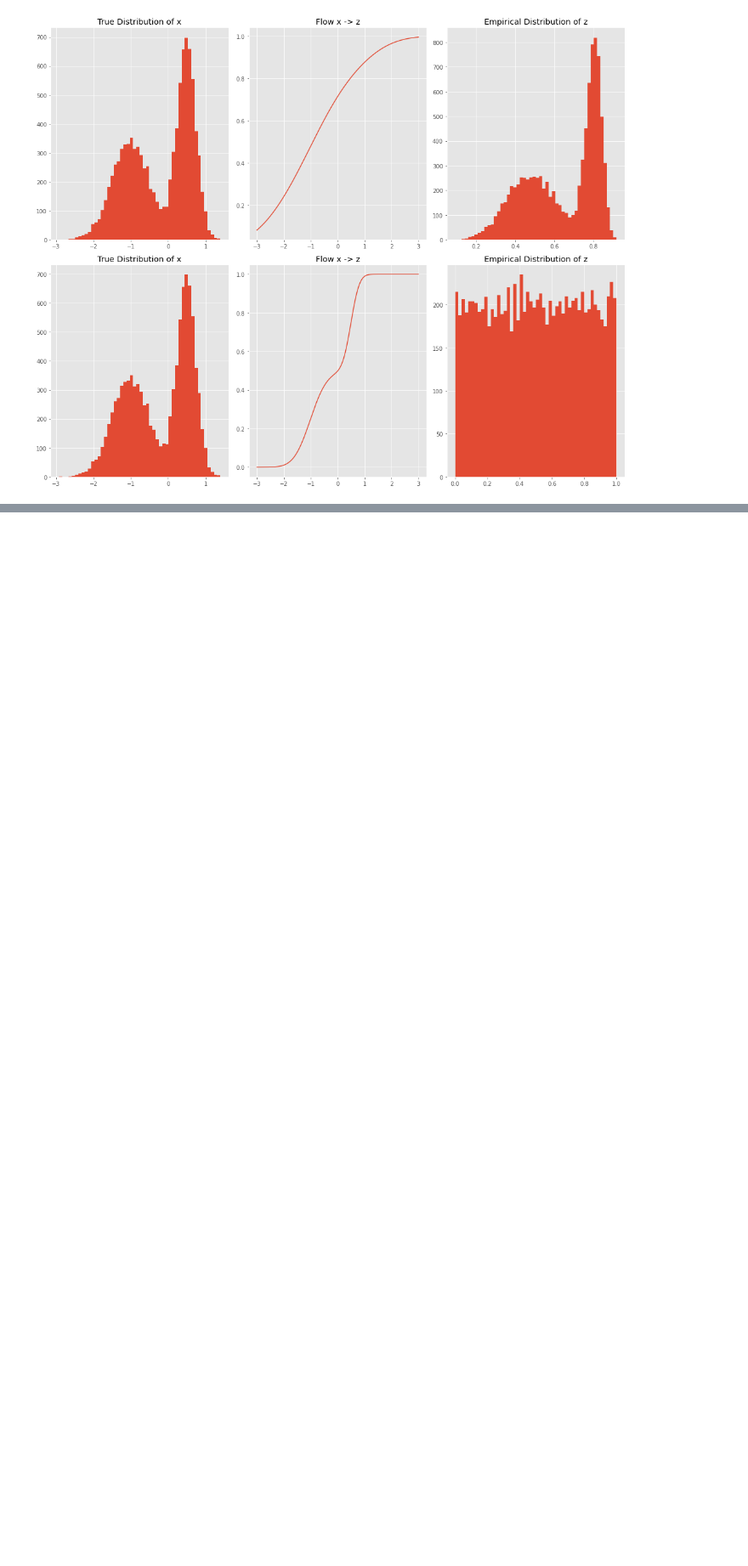
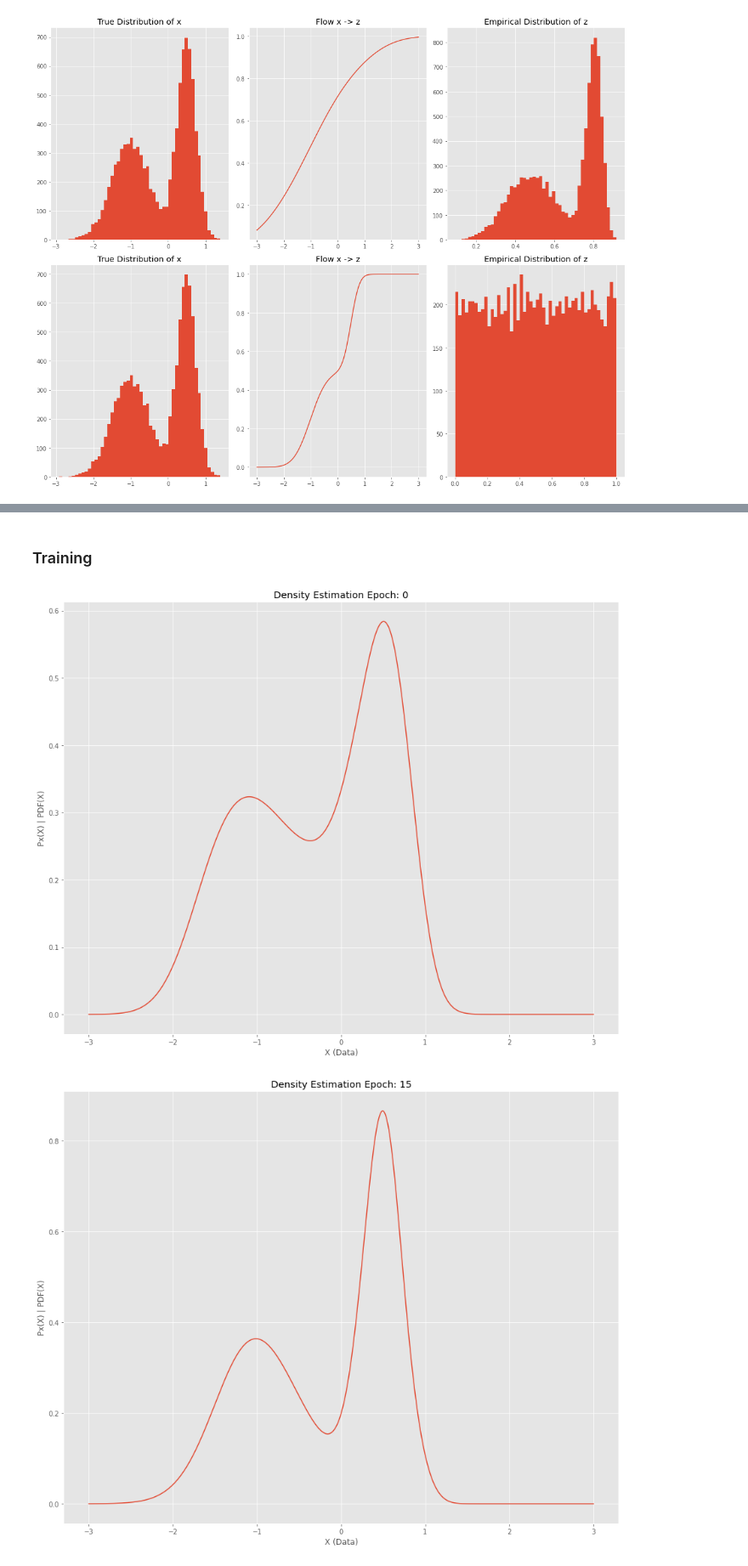
Before and after one commit to Kinyugo/Normalizing-Flows, a Jupyter notebook: mixture_models_flows/mixture_cdf_flow.ipynb, the cells around one changed output, grey strips where cells are left out. Shown at 85% size. Cells and saved outputs as stored; diff of their text form; code cells hidden in the pictures; blank space fills up the shorter version.

```diff
--- a/mixture_models_flows/mixture_cdf_flow.ipynb
+++ b/mixture_models_flows/mixture_cdf_flow.ipynb
@@ -69,0 +72,19 @@ _ = visualize_model_progression(train_dataloader,
+# %%
+beta_model = MixtureCDFFlow(base_dist='beta', num_components=5)
+# %% [markdown]
+### Training
+# %%
+LEARNING_RATE = 1e-2
+
+optimizer = optim.Adam(beta_model.parameters(), lr=LEARNING_RATE)
+# %%
+EPOCHS = 30
+beta_model_copy = copy.deepcopy(beta_model)
+train_losses, eval_losses = train(beta_model,
+                                  train_dataloader,
+                                  test_dataloader,
+                                  optimizer,
+                                  epochs=EPOCHS)
+# %% [output]
+[figure, added]
+[figure, added]
```
Also changed, not shown: parts of 15 cells of this notebook, 6 other files.
